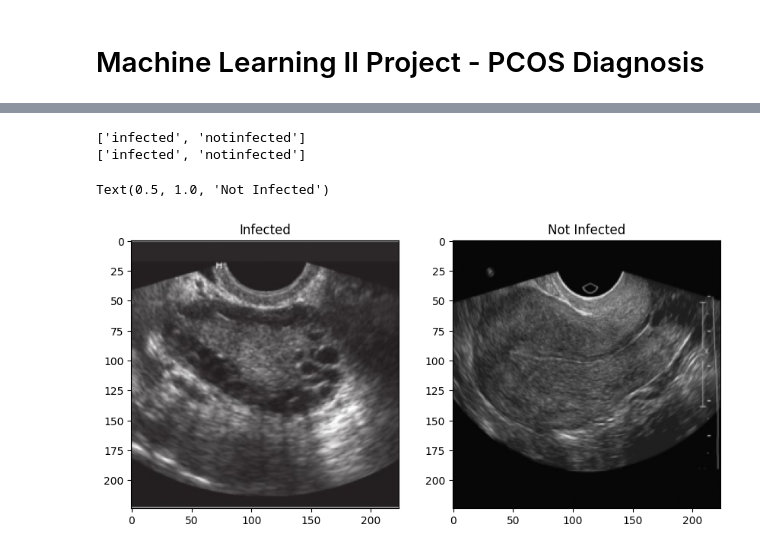
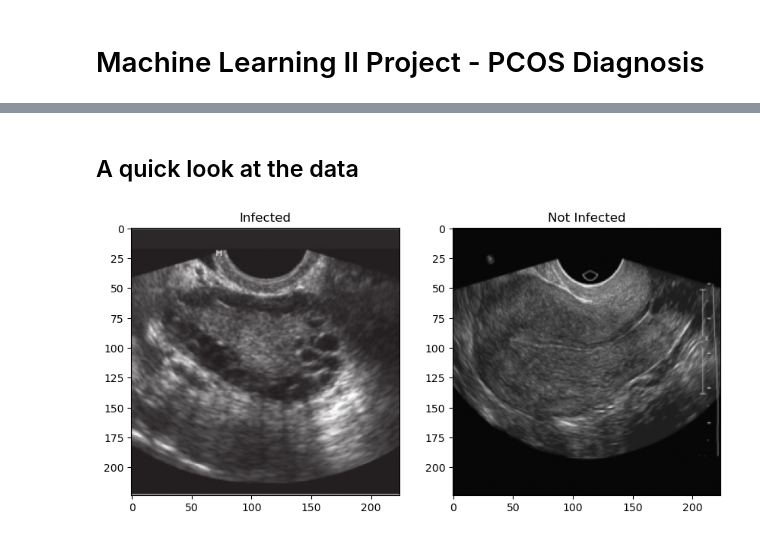
Before and after one commit to luisahorlledecastro/ML2, a Jupyter notebook: ML2_project.ipynb, the cells around one changed output, grey strips where cells are left out. Saved outputs shown, nothing was run; the diff lists cells and outputs as text; code cells hidden in the pictures.

```diff
--- a/ML2_project.ipynb
+++ b/ML2_project.ipynb
@@ -33,21 +11,0 @@ test_dataset = datasets.ImageFolder(root=os.path.join(path, "data", "test"), tra
-# %%
-# investigate structure
-print(train_dataset.classes)
-print(test_dataset.classes)
-# %% [output]
-['infected', 'notinfected']
-['infected', 'notinfected']
-# %%
-fig, ax = plt.subplots(1, 2, figsize=(10, 5))
-
-infected_example, _ = train_dataset[0]
-not_infected_example, _ = train_dataset[-1]
-
-ax[0].imshow(infected_example.permute(1, 2, 0))
-ax[0].set_title("Infected")
-
-ax[1].imshow(not_infected_example.permute(1, 2, 0))
-ax[1].set_title("Not Infected")
-# %% [output]
-Text(0.5, 1.0, 'Not Infected')
-[figure, removed]
@@ -58,0 +12,6 @@ class ConvolutionalLayer:
+# %% [markdown]
+## A quick look at the data
+# %%
+p.display_examples(p.train_dataset)
+# %% [output]
+[figure, added]
```
Also changed, not shown: parts of 6 cells of this notebook, 3 other files.
